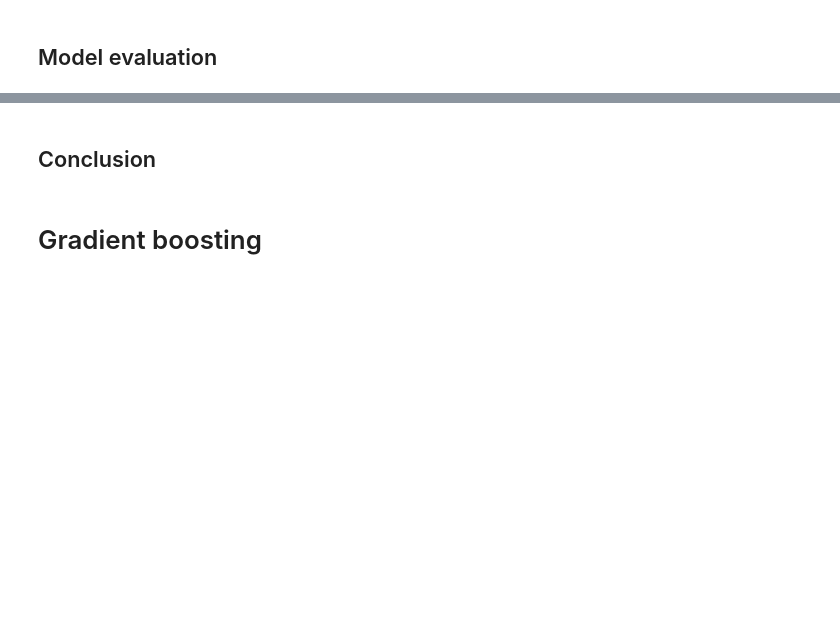
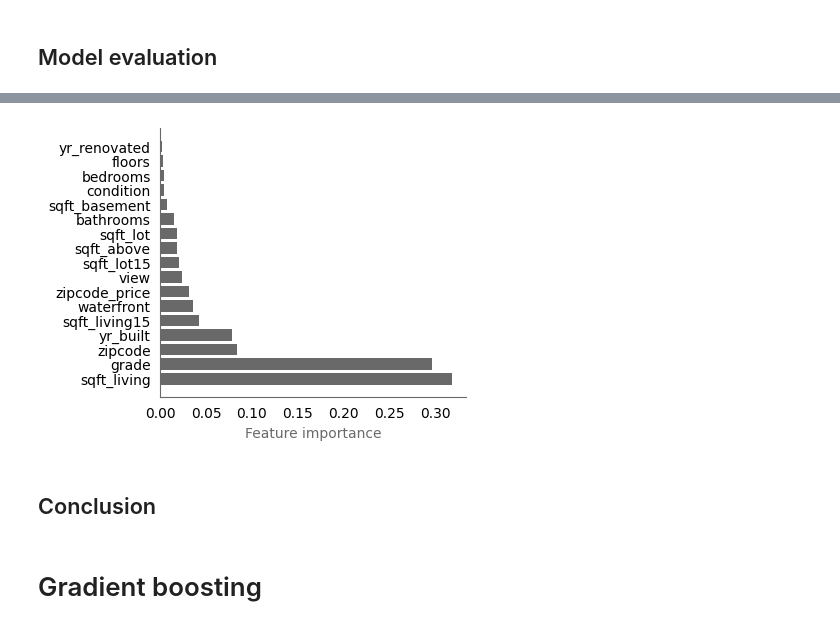
Before and after one commit to earth1987/house-price-regression, a Jupyter notebook: notebooks/nonlinear_model_selection_evaluation.ipynb, the cells around one changed output, grey strips where cells are left out. Saved outputs shown, nothing was run; the diff lists cells and outputs as text; code cells hidden in the pictures; blank space fills up the shorter version.

```diff
--- a/notebooks/nonlinear_model_selection_evaluation.ipynb
+++ b/notebooks/nonlinear_model_selection_evaluation.ipynb
@@ -366,0 +436,5 @@ from sklearn.ensemble import RandomForestClassifier
+# %%
+feature_importance = [(x, y) for x, y in zip(X_train.columns, rf.feature_importances_)]
+feature_importance.sort(key = lambda i:i[1], reverse=True)
+feature_importance = pd.DataFrame(feature_importance, columns=['Variable', 'Importance'])
+feature_importance.head()
@@ -367,3 +448,14 @@ from sklearn.ensemble import RandomForestClassifier
+# %%
+fig, axes = plt.subplots(nrows=1, ncols=1, constrained_layout=True, figsize=(6.4/1.5, 4.8/1.5))
+axes.tick_params(bottom=False, left=False)
+axes.grid(False)
+axes.spines[['top', 'right']].set_visible(False)
+axes.spines[['left', 'bottom']].set_color('dimgray')
+
+axes.barh(feature_importance['Variable'], feature_importance['Importance'], color='dimgray')
+axes.set_xlabel('Feature importance', fontsize=10, color='dimgray');
+# %% [output]
+[figure, added]
 # %% [markdown]
 ## Conclusion
 # %% [markdown]
```
Also changed, not shown: parts of 12 cells of this notebook.
